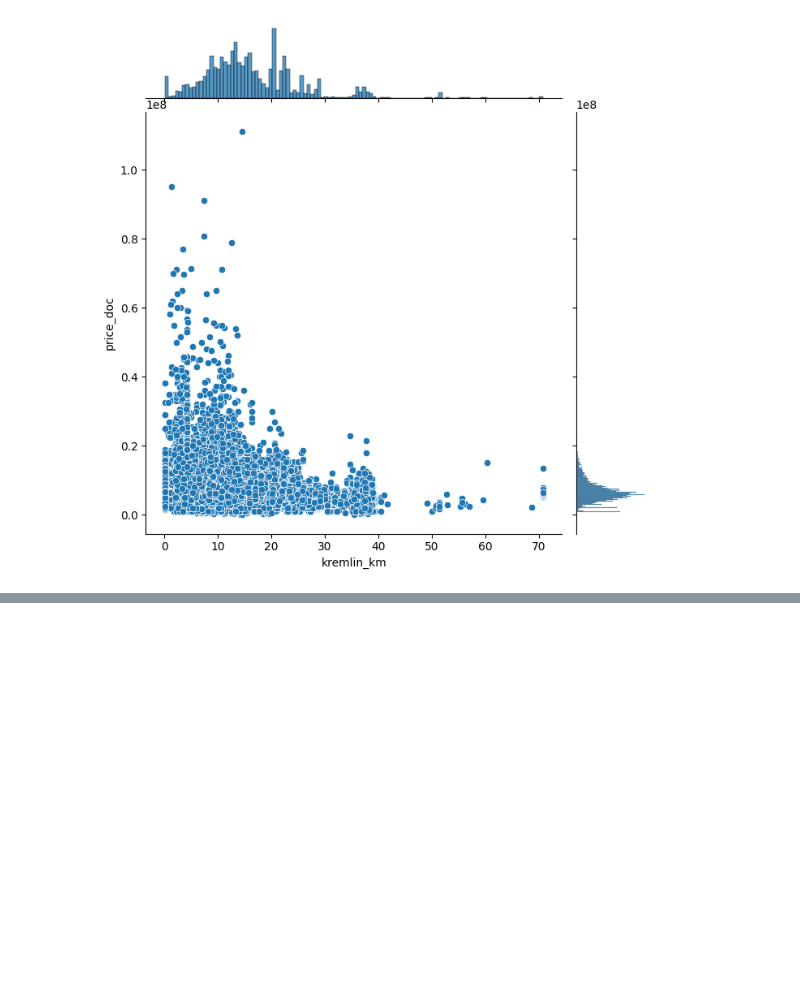
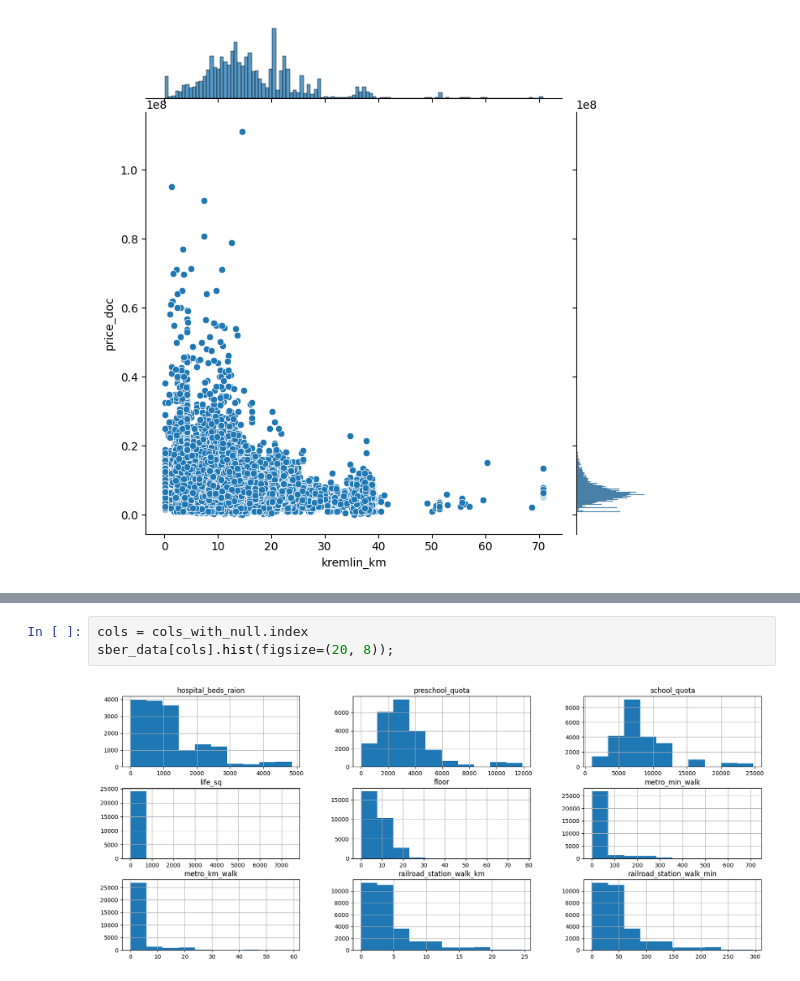
Before and after one commit to DadonovIV/for_sf_ds, a Jupyter notebook: study/python_14/python_14.ipynb, the cells around one changed output, grey strips where cells are left out. Drawn from its saved outputs; the diff is of its cells as text; blank space fills up the shorter version.

```diff
--- a/study/python_14/python_14.ipynb
+++ b/study/python_14/python_14.ipynb
@@ -140,0 +370,5 @@ sber_data_price_doc_kremlin_km = sns.jointplot(
+# %%
+cols = cols_with_null.index
+sber_data[cols].hist(figsize=(20, 8));
+# %% [output]
+[figure, added]
```
Also changed, not shown: parts of 81 cells of this notebook.
